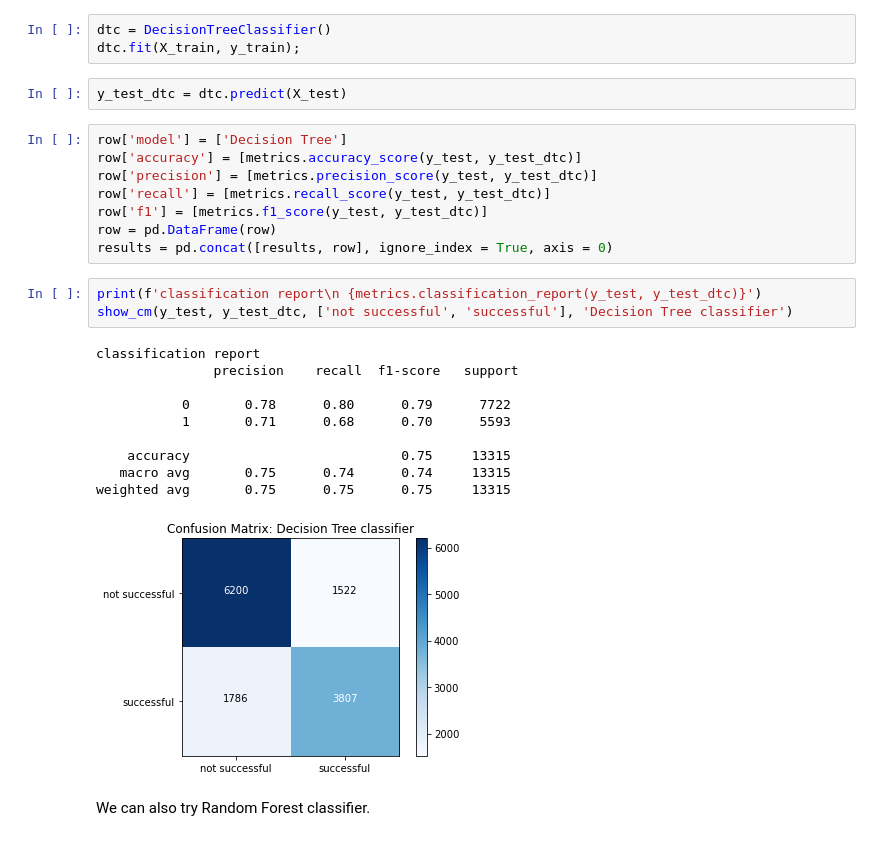
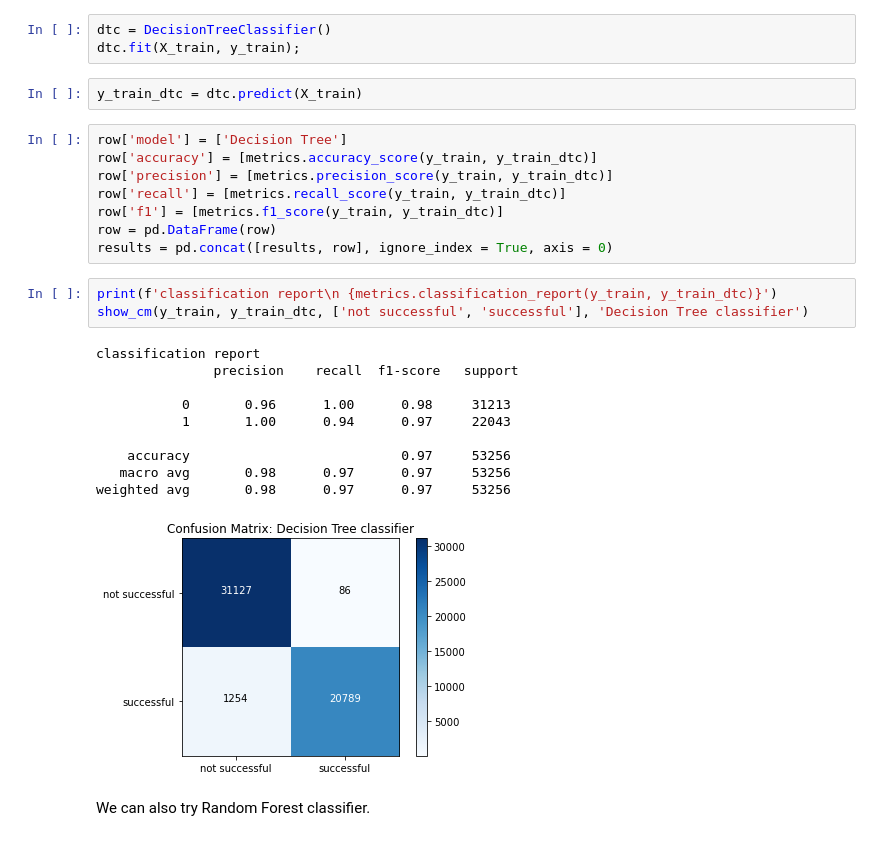
Before and after one commit to jvuger/StarbucksProject, a Jupyter notebook: Starbucks_Capstone_notebook.ipynb, the cells around one changed output. Saved outputs shown, nothing was run; the diff lists cells and outputs as text.

```diff
--- a/Starbucks_Capstone_notebook.ipynb
+++ b/Starbucks_Capstone_notebook.ipynb
@@ -1334,29 +1335,29 @@ Let's see what results we would get from Decision Tree classifier.
 dtc = DecisionTreeClassifier()
 dtc.fit(X_train, y_train);
 # %%
-y_test_dtc = dtc.predict(X_test)
+y_train_dtc = dtc.predict(X_train)
 # %%
 row['model'] = ['Decision Tree']
-row['accuracy'] = [metrics.accuracy_score(y_test, y_test_dtc)]
-row['precision'] = [metrics.precision_score(y_test, y_test_dtc)]
-row['recall'] = [metrics.recall_score(y_test, y_test_dtc)]
-row['f1'] = [metrics.f1_score(y_test, y_test_dtc)]
+row['accuracy'] = [metrics.accuracy_score(y_train, y_train_dtc)]
+row['precision'] = [metrics.precision_score(y_train, y_train_dtc)]
+row['recall'] = [metrics.recall_score(y_train, y_train_dtc)]
+row['f1'] = [metrics.f1_score(y_train, y_train_dtc)]
 row = pd.DataFrame(row)
 results = pd.concat([results, row], ignore_index = True, axis = 0)
 # %%
-print(f'classification report\n {metrics.classification_report(y_test, y_test_dtc)}')
-show_cm(y_test, y_test_dtc, ['not successful', 'successful'], 'Decision Tree classifier')
+print(f'classification report\n {metrics.classification_report(y_train, y_train_dtc)}')
+show_cm(y_train, y_train_dtc, ['not successful', 'successful'], 'Decision Tree classifier')
 # %% [output]
 classification report
                precision    recall  f1-score   support
 
-           0       0.78      0.80      0.79      7722
-           1       0.71      0.68      0.70      5593
+           0       0.96      1.00      0.98     31213
+           1       1.00      0.94      0.97     22043
 
-    accuracy                           0.75     13315
-   macro avg       0.75      0.74      0.74     13315
-weighted avg       0.75      0.75      0.75     13315
+    accuracy                           0.97     53256
+   macro avg       0.98      0.97      0.97     53256
+weighted avg       0.98      0.97      0.97     53256
-[figure, old version]
+[figure, new version]
 # %% [markdown]
 We can also try Random Forest classifier.
 # %%
```
Also changed, not shown: parts of 17 cells of this notebook.
